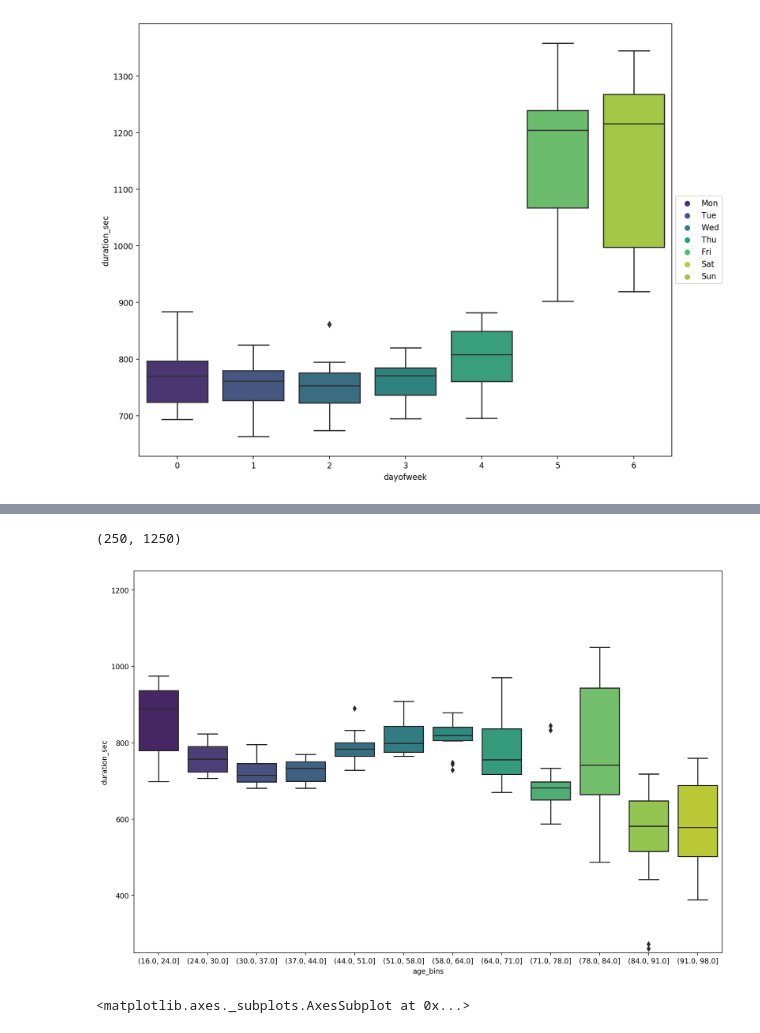
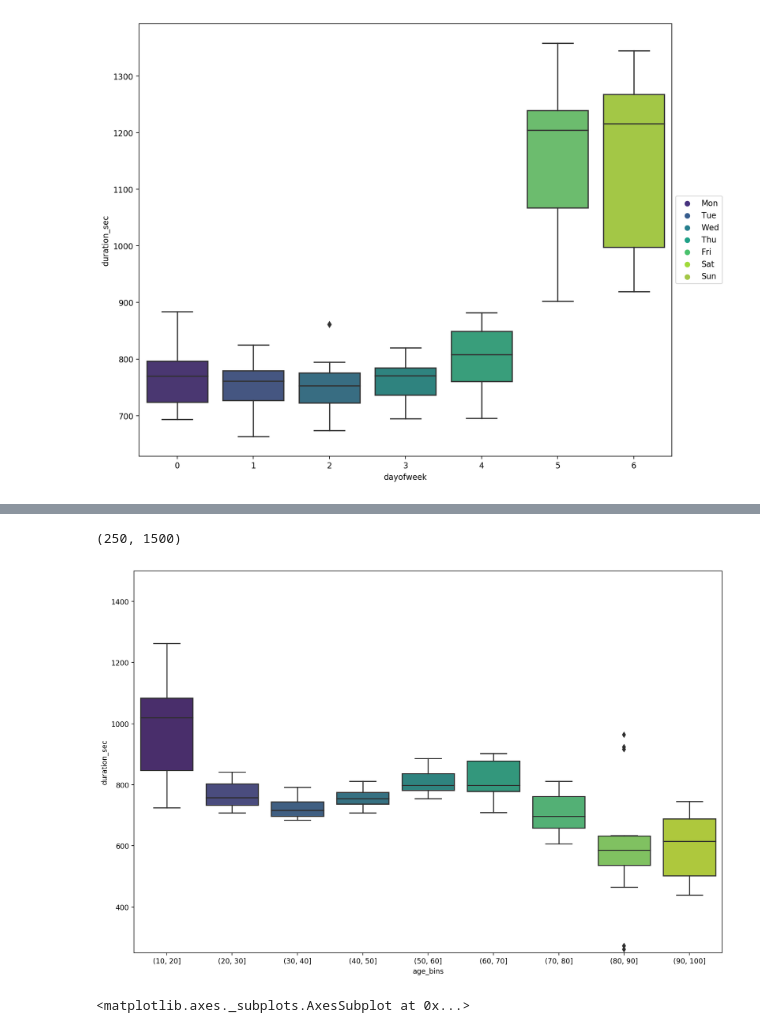
Before and after one commit to chrislicodes/udacity-data-analyst-nanodegree, a Jupyter notebook: P4-Communicate-Data-Findings/Communicate Data Findings.ipynb, the cells around one changed output, grey strips where cells are left out. Cells and saved outputs as stored; diff of their text form; code cells hidden in the pictures.

```diff
--- a/P4-Communicate-Data-Findings/Communicate Data Findings.ipynb
+++ b/P4-Communicate-Data-Findings/Communicate Data Findings.ipynb
@@ -845,0 +848,2 @@ df = df.merge(df_station_names[["new_id", "label"]], left_on = "start_station_id
+# %%
+df["label_name"] = df["label"].map(mapping)
@@ -845,0 +857,8 @@ df = df.merge(df_station_names[["new_id", "label"]], left_on = "start_station_id
+# %%
+for x in set(list(df.label)):
+
+    df_plot_cluster = df.query(f"label == {x}")
+
+    plt.scatter(df_plot_cluster['start_station_longitude'], df_plot_cluster["start_station_latitude"], s=50, alpha=0.5, label = x);
+
+plt.legend();
@@ -845,0 +886,3 @@ df = df.merge(df_station_names[["new_id", "label"]], left_on = "start_station_id
+# %%
+bins = [x for x in range(10,101, 10)]
+df_age["age_bins"] = pd.cut(df_age.age, bins = bins, precision = 0, include_lowest=False)
@@ -1291,2 +1496,0 @@ df_age = df.query("age != 2018 and age < 100").copy()
-# %%
-df_age["age_bins"] = pd.cut(df_age["age"], 12, precision = 0, include_lowest=True)
@@ -1293,10 +1507,10 @@ df_age["age_bins"] = pd.cut(df_age["age"], 12, precision = 0, include_lowest=Tru
 # %%
 fig, ax = plt.subplots(figsize = (15,10), dpi = 80)
 sns.boxplot(x = "age_bins", y = "duration_sec", data = df_age.groupby(["age_bins", "month_year"], as_index = False).mean(), palette = "viridis")
-plt.ylim(250,1250)
+plt.ylim(250,1500)
 # %% [output]
-(250, 1250)
+(250, 1500)
-[figure, old version]
+[figure, new version]
 # %%
 fig, ax = plt.subplots(figsize = (15,10), dpi = 80)
 sns.boxplot(x = "start_hr", y = "duration_sec", data = df.groupby(["start_hr", "month_year"], as_index = False).mean(), palette = "viridis")
```
Also changed, not shown: parts of 136 cells of this notebook.
